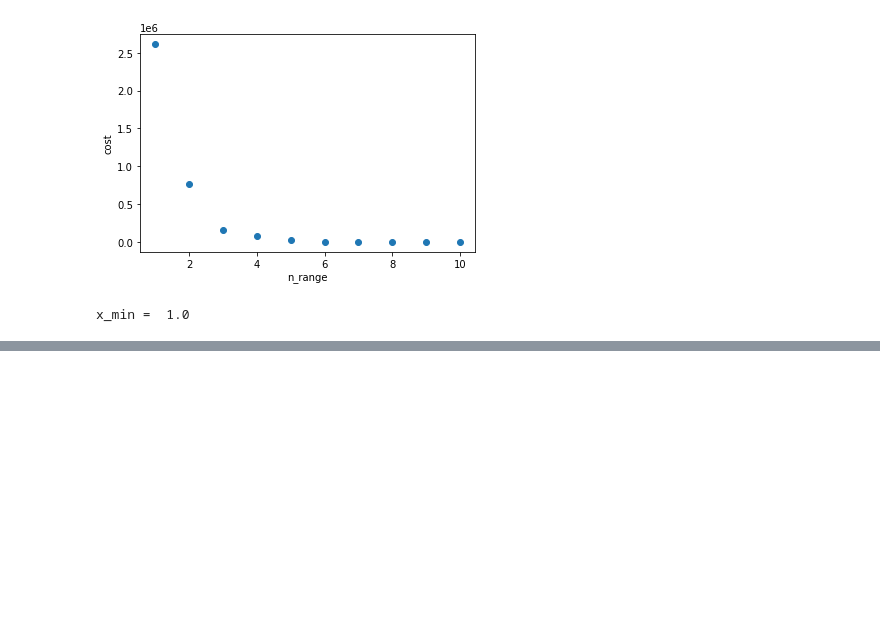
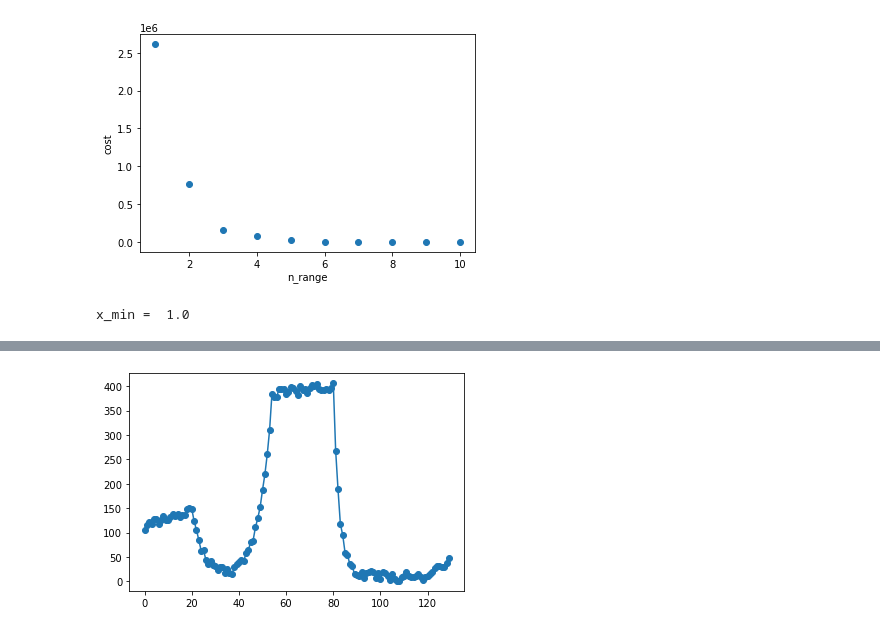
Before and after one commit to yuziheusc/dp_series_seg, a Jupyter notebook: test_dp.ipynb, the cells around one changed output, grey strips where cells are left out. Drawn from its saved outputs; the diff is of its cells as text; code cells hidden in the pictures; blank space fills up the shorter version.

```diff
--- a/test_dp.ipynb
+++ b/test_dp.ipynb
@@ -200,0 +227,8 @@ cost =  7082.015164891618
+# %%
+x_fit = gen_model_curve(t, x, seg_res)
+
+plt.scatter(t, x)
+plt.plot(t,x)
+plt.show()
+# %% [output]
+[figure, added]
```
Also changed, not shown: parts of 5 cells of this notebook.
